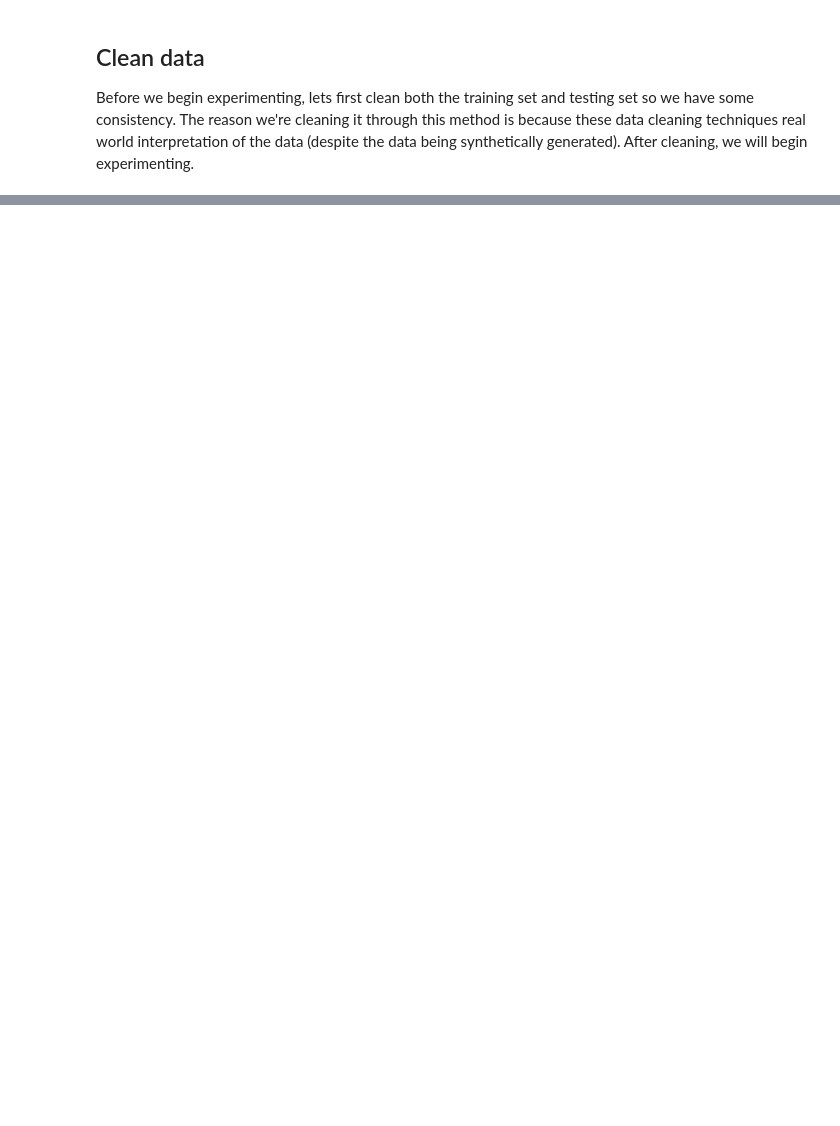
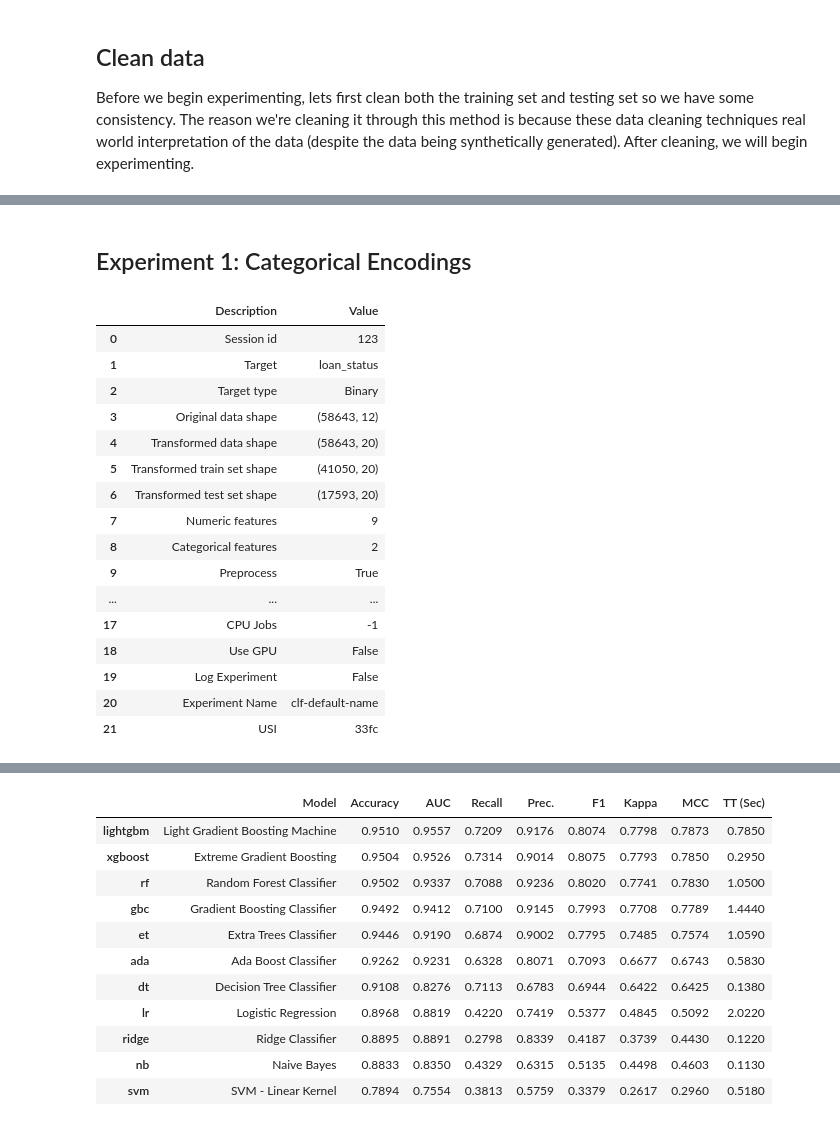
Before and after one commit to AnaqiAmir/Loan-Approval-Prediction, a Jupyter notebook: experiments.ipynb, the cells around one changed output, grey strips where cells are left out. Cells and saved outputs as stored; diff of their text form; code cells hidden in the pictures; blank space fills up the shorter version.

```diff
--- a/experiments.ipynb
+++ b/experiments.ipynb
@@ -91,3 +99,20 @@ def flag_credit_history_violation(df: pd.DataFrame, min_age_for_credit: int) ->
+# %%
+def boolean_to_numeric(df: pd.DataFrame) -> pd.DataFrame:
+    df['cb_person_default_on_file'] = df['cb_person_default_on_file'].map({'Y': 1, 'N': 0})
+    return df
+
+def ordinal_encoding(df: pd.DataFrame) -> pd.DataFrame:
+    df['loan_grade'] = df['loan_grade'].map({
+        'A': 1,
+        'B': 2,
+        'C': 3,
+        'D': 4,
+        'E': 5,
+        'F': 6,
+        'G': 7
+    })
+
+    return df
 # %% [markdown]
 ## Clean data
 Before we begin experimenting, lets first clean both the training set and testing set so we have some consistency. The reason we're cleaning it through this method is because these data cleaning techniques real world interpretation of the data (despite the data being synthetically generated). After cleaning, we will begin experimenting.
@@ -236,0 +234,45 @@ Index(['person_age', 'person_income', 'person_home_ownership_MORTGAGE',
+# %% [markdown]
+## Experiment 1: Categorical Encodings
+# %%
+df_train_for_experiment = df_train.copy()
+df_train_for_experiment = ordinal_encoding(df_train_for_experiment)
+
+experiment_1_0 = ClassificationExperiment()
+experiment_1_0.setup(
+    df_train_for_experiment,
+    target = 'loan_status',
+    session_id=123
+)
+best = experiment_1_0.compare_models(
+    include=[
+        'lr',
+        'svm',
+        'nb',
+        'ridge',
+        'dt',
+        'rf',
+        'et',
+        'ada',
+        'gbc',
+        'xgboost',
+        'lightgbm'
+    ]
+)
+# %% [output]
+|  | Description | Value |
+| 0 | Session id | 123 |
+| 1 | Target | loan_status |
+| 2 | Target type | Binary |
+| 3 | Original data shape | (58643, 12) |
+| 4 | Transformed data shape | (58643, 20) |
+| 5 | Transformed train set shape | (41050, 20) |
+| 6 | Transformed test set shape | (17593, 20) |
+| 7 | Numeric features | 9 |
+| 8 | Categorical features | 2 |
+| 9 | Preprocess | True |
+| ... | ... | ... |
+| 17 | CPU Jobs | -1 |
+| 18 | Use GPU | False |
+| 19 | Log Experiment | False |
+| 20 | Experiment Name | clf-default-name |
+| 21 | USI | 33fc |
@@ -236,0 +280,12 @@ Index(['person_age', 'person_income', 'person_home_ownership_MORTGAGE',
+|  | Model | Accuracy | AUC | Recall | Prec. | F1 | Kappa | MCC | TT (Sec) |
+| lightgbm | Light Gradient Boosting Machine | 0.9510 | 0.9557 | 0.7209 | 0.9176 | 0.8074 | 0.7798 | 0.7873 | 0.7850 |
+| xgboost | Extreme Gradient Boosting | 0.9504 | 0.9526 | 0.7314 | 0.9014 | 0.8075 | 0.7793 | 0.7850 | 0.2950 |
+| rf | Random Forest Classifier | 0.9502 | 0.9337 | 0.7088 | 0.9236 | 0.8020 | 0.7741 | 0.7830 | 1.0500 |
+| gbc | Gradient Boosting Classifier | 0.9492 | 0.9412 | 0.7100 | 0.9145 | 0.7993 | 0.7708 | 0.7789 | 1.4440 |
+| et | Extra Trees Classifier | 0.9446 | 0.9190 | 0.6874 | 0.9002 | 0.7795 | 0.7485 | 0.7574 | 1.0590 |
+| ada | Ada Boost Classifier | 0.9262 | 0.9231 | 0.6328 | 0.8071 | 0.7093 | 0.6677 | 0.6743 | 0.5830 |
+| dt | Decision Tree Classifier | 0.9108 | 0.8276 | 0.7113 | 0.6783 | 0.6944 | 0.6422 | 0.6425 | 0.1380 |
+| lr | Logistic Regression | 0.8968 | 0.8819 | 0.4220 | 0.7419 | 0.5377 | 0.4845 | 0.5092 | 2.0220 |
+| ridge | Ridge Classifier | 0.8895 | 0.8891 | 0.2798 | 0.8339 | 0.4187 | 0.3739 | 0.4430 | 0.1220 |
+| nb | Naive Bayes | 0.8833 | 0.8350 | 0.4329 | 0.6315 | 0.5135 | 0.4498 | 0.4603 | 0.1130 |
+| svm | SVM - Linear Kernel | 0.7894 | 0.7554 | 0.3813 | 0.5759 | 0.3379 | 0.2617 | 0.2960 | 0.5180 |
```
Also changed, not shown: parts of 49 cells of this notebook.
